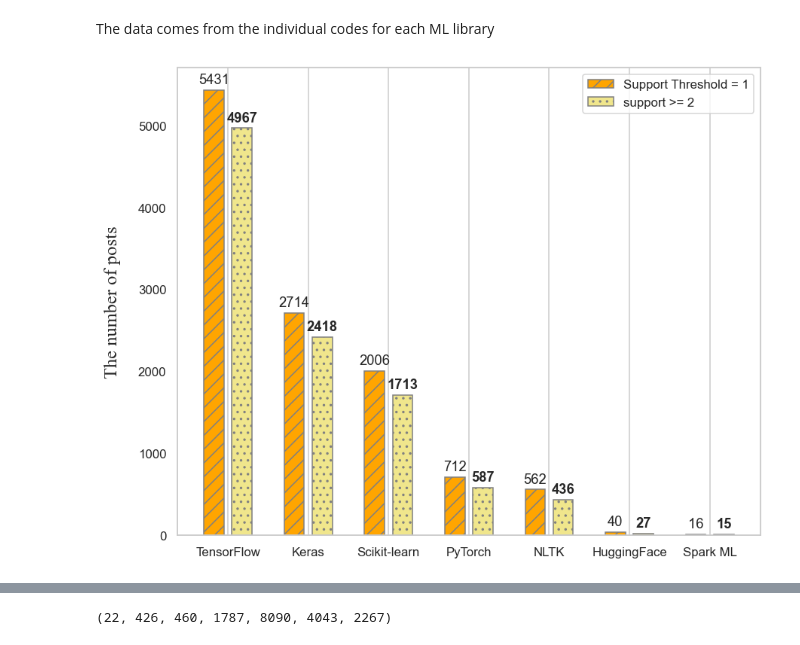
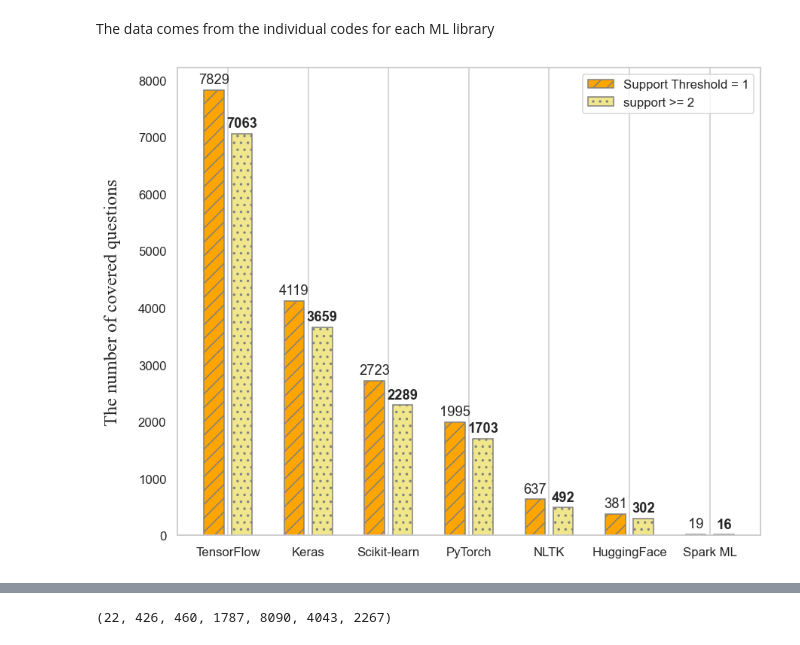
Before and after one commit to mooselab/ML_StackTrace, a Jupyter notebook: Results.ipynb, the cells around one changed output, grey strips where cells are left out. Saved outputs shown, nothing was run; the diff lists cells and outputs as text; code cells hidden in the pictures.

```diff
--- a/Results.ipynb
+++ b/Results.ipynb
@@ -3728,36 +3731,36 @@ The data comes from the individual codes for each ML library
 # %%
 labels = ["TensorFlow", "Keras", "Scikit-learn", "PyTorch", "NLTK", "HuggingFace", "Spark ML"]
 sup_threshold_1 = [7829, 4119, 2723, 1995, 637, 381, 19]
-sup_threshold_2 = [, , 2289, 1703, 492, 302, 16]
+sup_threshold_2 = [7063, 3659, 2289, 1703, 492, 302, 16]
 
 x = np.arange(len(labels))  # the label locations
 width = 0.25  # the width of the bars
 
 fig, ax = plt.subplots(figsize=(8, 6), dpi=110, constrained_layout=True)
 
 rects1 = ax.bar(x - (width/2 + 0.05), sup_threshold_1, width, label='Support Threshold = 1', hatch="//", color="orange", edgecolor='gray')
 rects2 = ax.bar(x + (width/2 + 0.05), sup_threshold_2, width, label='support >= 2', hatch="..", color="khaki", edgecolor='gray')
 
 for container, hatch in zip(ax.containers, ("//", "..")):
     for patch in container.patches:
         patch.set_hatch(hatch)
 
 # Add some text for labels, title and custom x-axis tick labels, etc.
 ax.set_ylabel('The number of covered questions', labelpad=15, fontproperties=font)
 # ax.set_xlabel('Scores')
 # ax.set_title('Changes of covered questions when we altered the support threshold')
 ax.set_xticks(x, labels)
 ax.legend()
 
 ax.bar_label(rects1, padding=3)
 ax.bar_label(rects2, padding=3, weight='bold')
 
 ax.grid(axis = 'y')
 
 # fig.tight_layout()
 plt.savefig('./Result/diff_sup_1_2_ques.pdf')
 plt.show()
 # %% [output]
-[figure, old version]
+[figure, new version]
 # %%
 labels = ["TensorFlow", "Keras", "Scikit-learn", "PyTorch", "NLTK", "HuggingFace", "Spark ML"]
```
Also changed, not shown: parts of 51 cells of this notebook, 22 other files.
